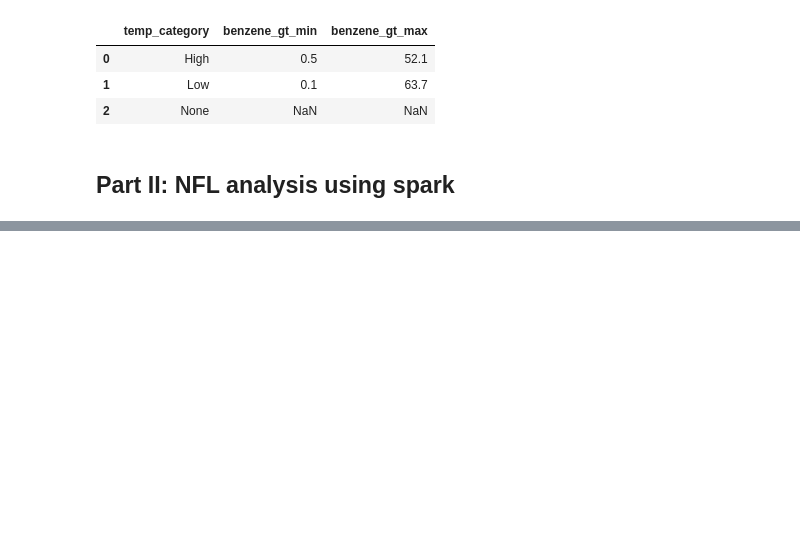
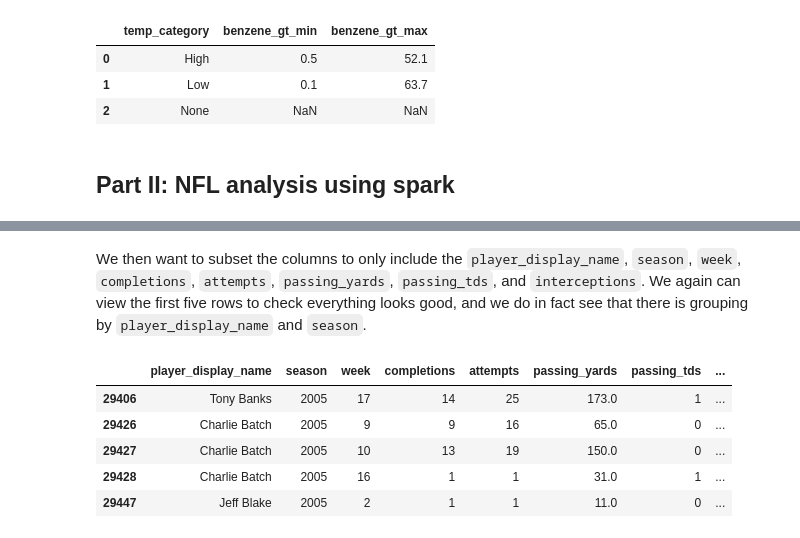
Before and after one commit to Ambaright/ST554-Project-2, a Jupyter notebook: ST554 Project.ipynb, the cells around one changed output, grey strips where cells are left out. Drawn from its saved outputs; the diff is of its cells as text; code cells hidden in the pictures; blank space fills up the shorter version.

```diff
--- a/ST554 Project.ipynb
+++ b/ST554 Project.ipynb
@@ -664,0 +738,14 @@ air_pdf.report_min_max("benzene_gt", group_var = "temp_category")
+# %% [markdown]
+We then want to subset the columns to only include the `player_display_name`, `season`, `week`, `completions`,
+`attempts`, `passing_yards`, `passing_tds`, and `interceptions`. We again can view the first five rows to check everything looks good, and we do in fact see that there is grouping by `player_display_name` and `season`.
+# %%
+cols_to_keep = ['player_display_name', 'season', 'week', 'completions', 'attempts', 'passing_yards', 'passing_tds', 'interceptions']
+nfl_filtered_ps = nfl_filtered_ps[cols_to_keep]
+nfl_filtered_ps.head()
+# %% [output]
+|  | player_display_name | season | week | completions | attempts | passing_yards | passing_tds | ... |
+| 29406 | Tony Banks | 2005 | 17 | 14 | 25 | 173.0 | 1 | ... |
+| 29426 | Charlie Batch | 2005 | 9 | 9 | 16 | 65.0 | 0 | ... |
+| 29427 | Charlie Batch | 2005 | 10 | 13 | 19 | 150.0 | 0 | ... |
+| 29428 | Charlie Batch | 2005 | 16 | 1 | 1 | 31.0 | 1 | ... |
+| 29447 | Jeff Blake | 2005 | 2 | 1 | 1 | 11.0 | 0 | ... |
```
Also changed, not shown: parts of 20 cells of this notebook.
